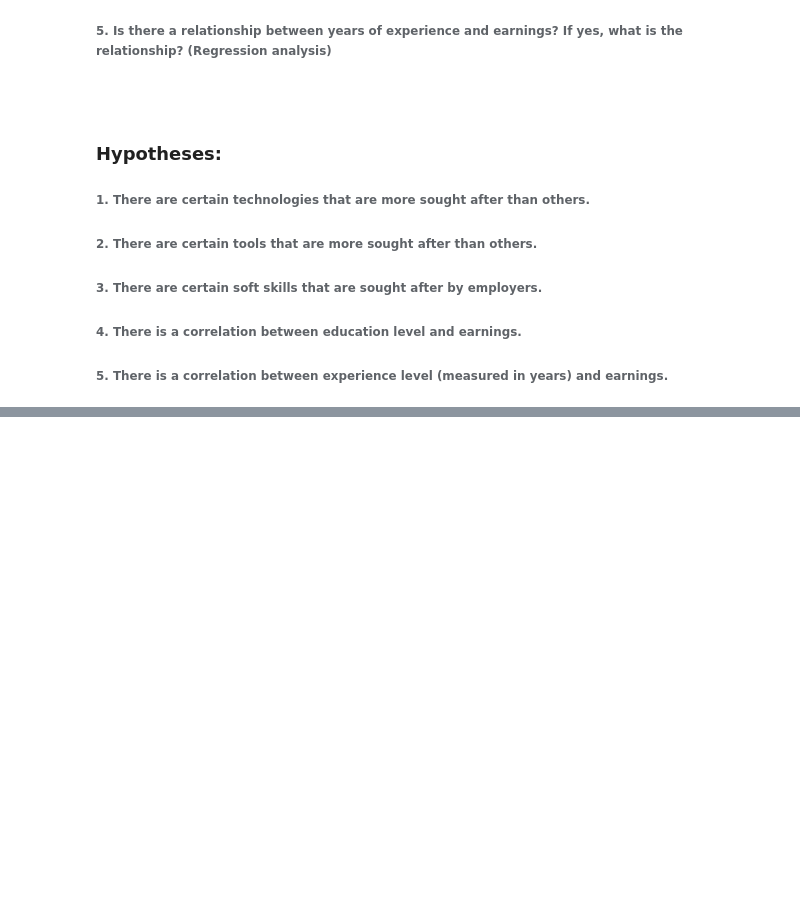
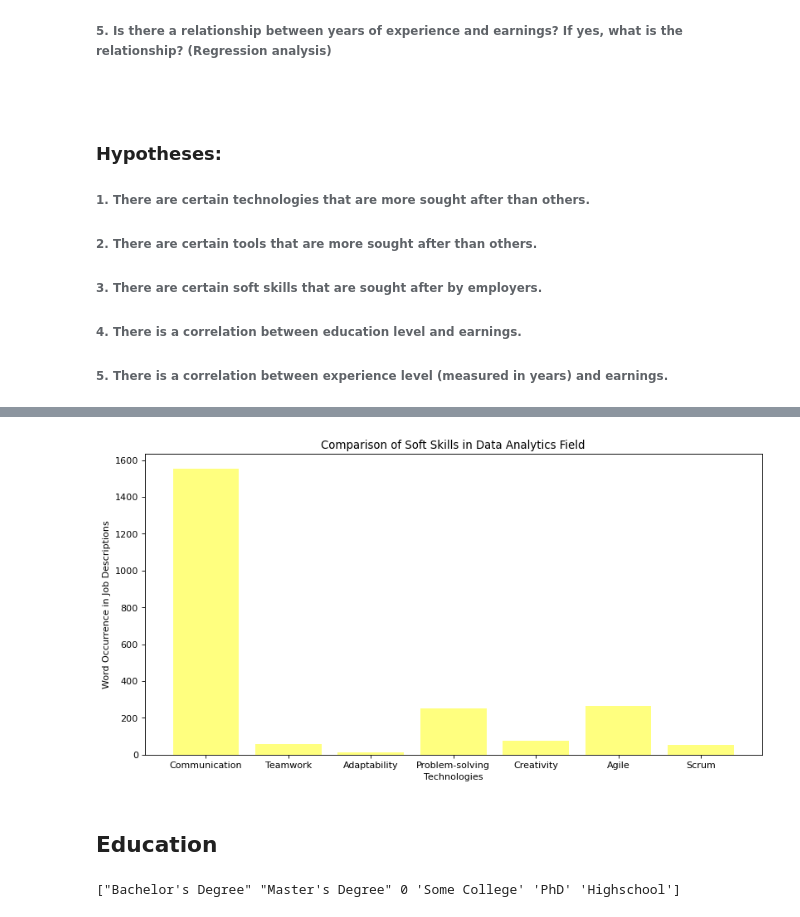
Before and after one commit to rita-s/Data_Analysis_Project_1, a Jupyter notebook: HR_Hackers.ipynb, the cells around one changed output, grey strips where cells are left out. Cells and saved outputs as stored; diff of their text form; code cells hidden in the pictures; blank space fills up the shorter version.

```diff
--- a/HR_Hackers.ipynb
+++ b/HR_Hackers.ipynb
@@ -129,0 +206,15 @@ The correlation coefficient between Annual Salary and Years of Experience is 0.3
+# %%
+# Displaying soft skills data in form of a bar chart
+x_axis = np.arange(len(soft_skills_keywords))
+plt.figure('2', figsize=(12, 6), dpi=80)
+plt.bar(x_axis, soft_skills_keywords.values(), color='yellow', alpha=0.5, align='center')
+tick_locations = [value for value in x_axis]
+plt.xticks(tick_locations, soft_skills_keywords.keys())
+plt.title('Comparison of Soft Skills in Data Analytics Field')
+plt.xlabel('Technologies')
+plt.ylabel('Word Occurrence in Job Descriptions')
+plt.savefig('Comparison of Soft Skills in Data Analytics Field')
+# %% [output]
+[figure, added]
+# %% [markdown]
+## Education
@@ -129,0 +237,6 @@ The correlation coefficient between Annual Salary and Years of Experience is 0.3
+# %%
+# Filling every row without qualification with 0, so it can be easily removed
+data_education['Education'] = data_education['Education'].fillna(0)
+print(data_education['Education'].unique())
+# %% [output]
+["Bachelor's Degree" "Master's Degree" 0 'Some College' 'PhD' 'Highschool']
```
Also changed, not shown: parts of 96 cells of this notebook.
